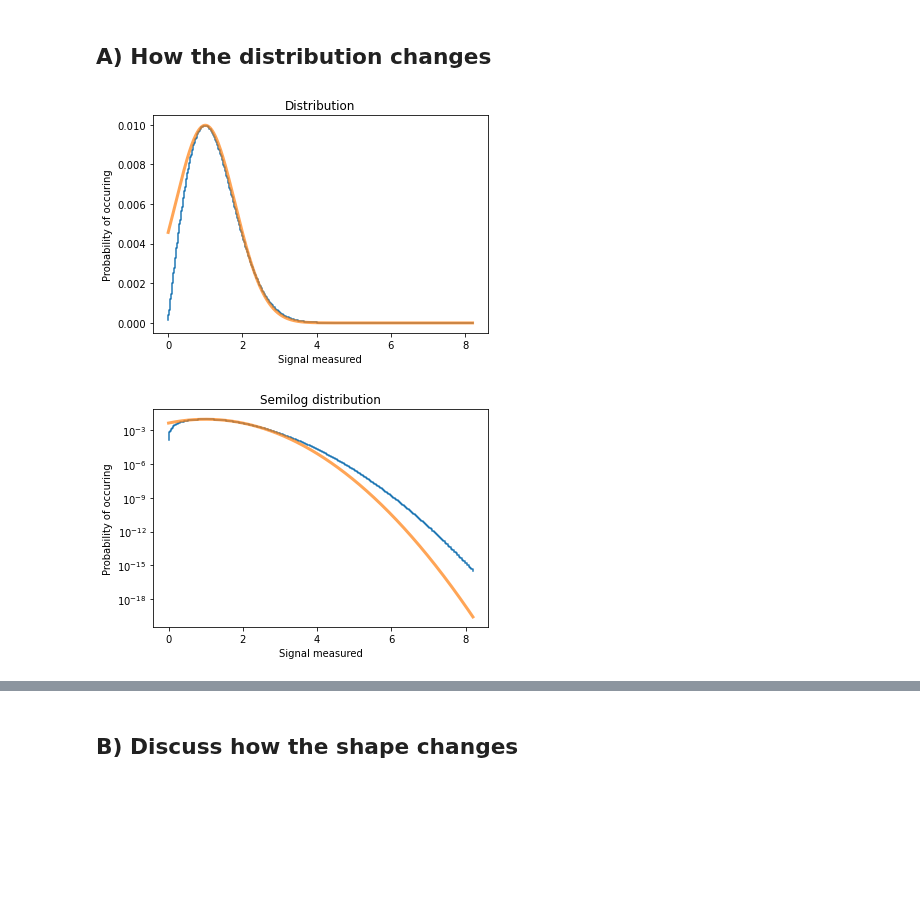
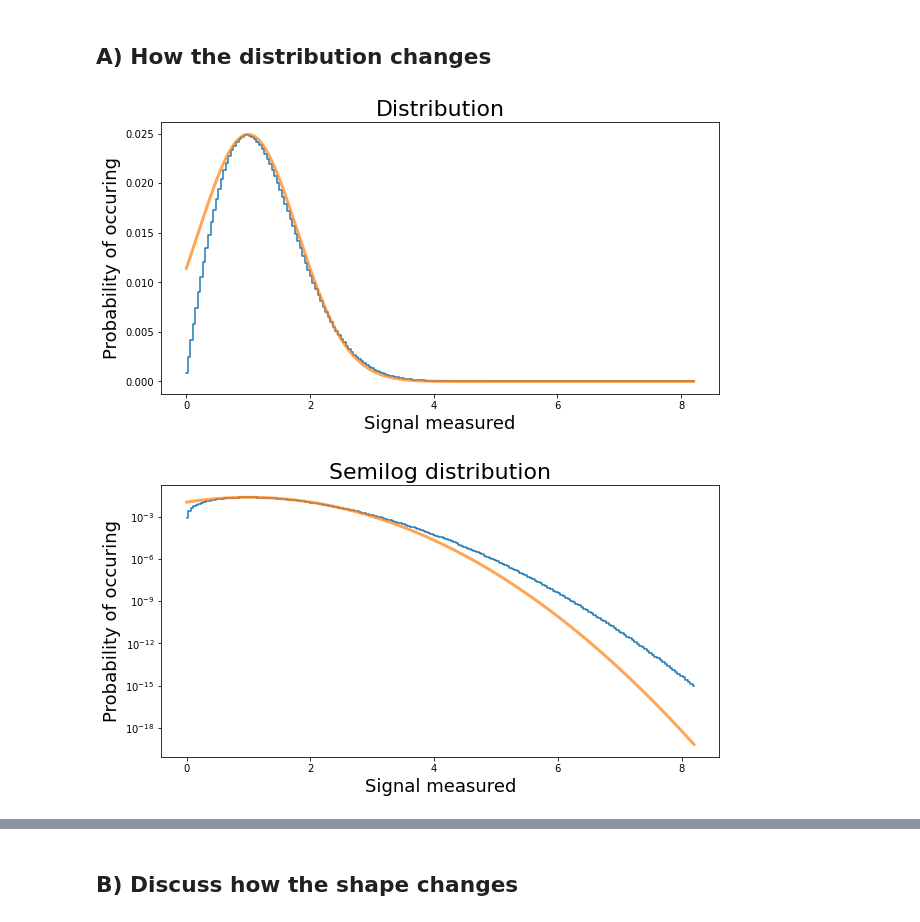
Before and after one commit to WyattOtsuka/PHYS434, a Jupyter notebook: lab2.ipynb, the cells around one changed output, grey strips where cells are left out. Drawn from its saved outputs; the diff is of its cells as text; code cells hidden in the pictures; blank space fills up the shorter version.

Commit message:
added final html, implemted feedback, and added a new graph

```diff
--- a/lab2.ipynb
+++ b/lab2.ipynb
@@ -115,7 +132,7 @@ graph(0,len(convolved_bins), convolved_bins, 0.8,5.2,x, 5, averageMax = 25)
 # %% [markdown]
 We see that the average remains the same, however, the distribution begins to slightly narrow towards the mean
 # %%
-convolved_bins = base_poisson
+convolved_bins_20 = base_poisson
 for i in range(20):
-    convolved_bins = np.convolve(convolved_bins, base_poisson)
+    convolved_bins_20 = np.convolve(convolved_bins_20, base_poisson)
 # %%
@@ -126,7 +143,7 @@ graph(0,len(convolved_bins), convolved_bins, 0.38,21,x, 20, averageMax = 25)
 # %% [markdown]
 We see a much sharper peak at the average as we increase the convolutions
 # %%
-convolved_bins = base_poisson
+convolved_bins_200 = base_poisson
 for i in range(200):
-    convolved_bins = np.convolve(convolved_bins, base_poisson)
+    convolved_bins_200 = np.convolve(convolved_bins_200, base_poisson)
 # %%
@@ -137,2 +154,18 @@ graph(0,len(convolved_bins), convolved_bins, 0.15,164,x, 200, averageMax = 25)
 # %% [markdown]
 Here we see an extremely sharp peak around the mean, with very little distribution away from it. From this we can deduce that as we continue to increase the number of convolutions, we see that the average begins to narrow in on the $\mu$ from the Poisson distribution equation. In addition, it starts to resemble more and more a gaussian with a very small standard deviation. This is the key to relating to part B. The Poisson distribution still is the deciding factor over what the average will look like, but in only so much as the mean of the average. While yes there is an influence on the shape, we can see the shape begin to look less and less like a Poisson distribution and more and more like a gaussian, which follows the central limit theorem.
+# %%
+plt.rcParams['figure.figsize'] = [10, 5]
+fig, ax = plt.subplots(1, 1)
+plt.title("Poisson Distribution of Cosmic Background", size = 15)
+plt.xlabel("Number of Events", size= 15)
+plt.ylabel("Probability", size=15)
+
+ax.step(x = np.linspace(0, 25, len(convolved_bins_200)), y = convolved_bins_200, where = 'mid', label = "Averaged over 200 days")
+ax.step(x = np.linspace(0, 25, len(convolved_bins_20)), y = convolved_bins_20, where = 'mid', label = "Averaged over 20 days")
+ax.step(x = np.linspace(0, 25, len(convolved_bins_5)), y = convolved_bins_5, where = 'mid', label = "Averaged over 5 days")
+ax.step(x = np.linspace(0, 25, len(base_poisson)), y = base_poisson, where = 'mid', label = "Day 1 Poisson")
+
+plt.xlim(0, 15)
+
+plt.legend(loc="best")
+plt.show()
@@ -160,15 +197,15 @@ Sigma:          4.166993808122153
 # %% [markdown]
 ## A) How the distribution changes
 # %%
-bins = [-1]*501
+bins = [-1]*201
 start = -1
-for i, end in zip(range(501), np.linspace(0,8.2,501)):  # This is limited to 8.2 since after this, the numbers are too small to subtract traditionally
+for i, end in zip(range(201), np.linspace(0,8.2,201)):  # This is limited to 8.2 since after this, the numbers are too small to subtract traditionally
     bins[i] = scipy.stats.rayleigh.cdf(end) - scipy.stats.rayleigh.cdf(start)
     start = end
 rayleigh_base = bins[1:]  # slices off bin from 0 to 0
 # %%
-graph(0,len(rayleigh_base), rayleigh_base, 0.8,50,1, 1, averageMax = 8.2)
+graph(0,len(rayleigh_base), rayleigh_base, 0.8,20,1, 1, averageMax = 8.2, title = "Rayleigh Distribution")
 # %% [output]
-[figure, old version]
+[figure, new version]
-[figure, old version]
+[figure, new version]
 # %%
```
Also changed, not shown: parts of 22 cells of this notebook, 1 other file.
